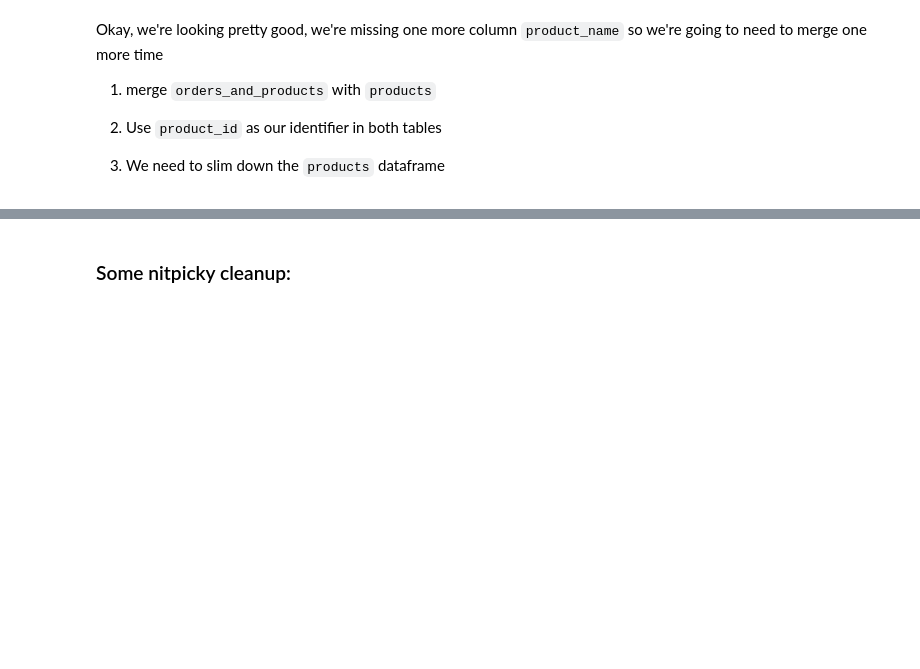
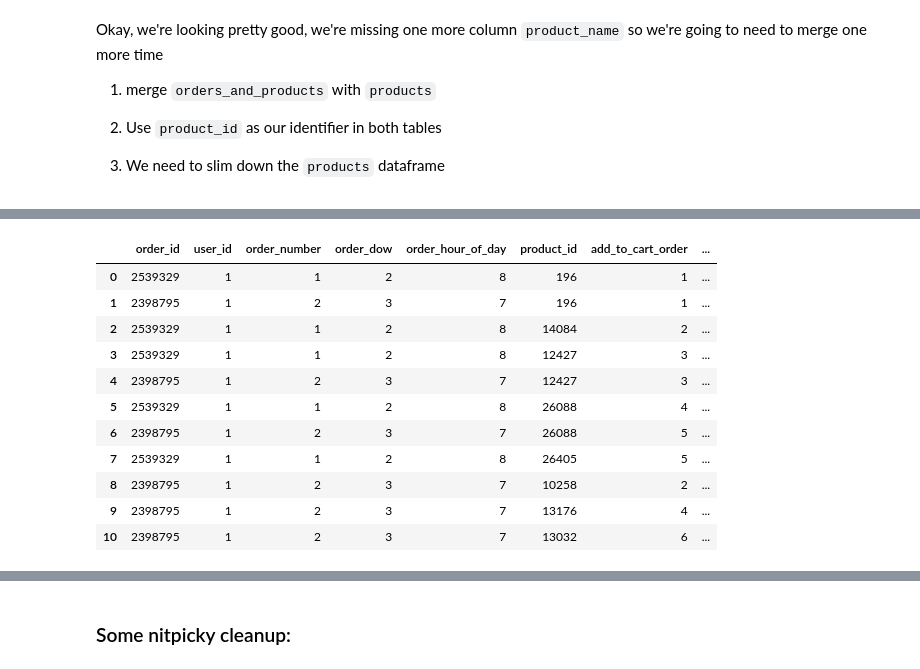
Before and after one commit to CJLucido/DS-Unit-1-Sprint-1-Data-Wrangling-and-Storytelling, a Jupyter notebook: module3-join-and-reshape-data/LS_DS_113_Join_and_Reshape_Data.ipynb, the cells around one changed output, grey strips where cells are left out. Saved outputs shown, nothing was run; the diff lists cells and outputs as text; code cells hidden in the pictures; blank space fills up the shorter version.

```diff
--- a/module3-join-and-reshape-data/LS_DS_113_Join_and_Reshape_Data.ipynb
+++ b/module3-join-and-reshape-data/LS_DS_113_Join_and_Reshape_Data.ipynb
@@ -618,0 +623,6 @@ Okay, we're looking pretty good, we're missing one more column `product_name` so
+# %%
+condition = products['product_id'].isin(order_products_subset['product_id']) #this is reducing our products down to only the relevant ones. the ones that are there become the condition, then a new df is made from the df in question and the condition
+
+products_subset = products[condition]
+
+products_subset.head()
@@ -618,0 +636,17 @@ Okay, we're looking pretty good, we're missing one more column `product_name` so
+# %%
+ final = pd.merge(orders_and_products,products_subset, on='product_id', how='inner')
+
+ final
+# %% [output]
+|  | order_id | user_id | order_number | order_dow | order_hour_of_day | product_id | add_to_cart_order | ... |
+| 0 | 2539329 | 1 | 1 | 2 | 8 | 196 | 1 | ... |
+| 1 | 2398795 | 1 | 2 | 3 | 7 | 196 | 1 | ... |
+| 2 | 2539329 | 1 | 1 | 2 | 8 | 14084 | 2 | ... |
+| 3 | 2539329 | 1 | 1 | 2 | 8 | 12427 | 3 | ... |
+| 4 | 2398795 | 1 | 2 | 3 | 7 | 12427 | 3 | ... |
+| 5 | 2539329 | 1 | 1 | 2 | 8 | 26088 | 4 | ... |
+| 6 | 2398795 | 1 | 2 | 3 | 7 | 26088 | 5 | ... |
+| 7 | 2539329 | 1 | 1 | 2 | 8 | 26405 | 5 | ... |
+| 8 | 2398795 | 1 | 2 | 3 | 7 | 10258 | 2 | ... |
+| 9 | 2398795 | 1 | 2 | 3 | 7 | 13176 | 4 | ... |
+| 10 | 2398795 | 1 | 2 | 3 | 7 | 13032 | 6 | ... |
```
Also changed, not shown: parts of 38 cells of this notebook.
